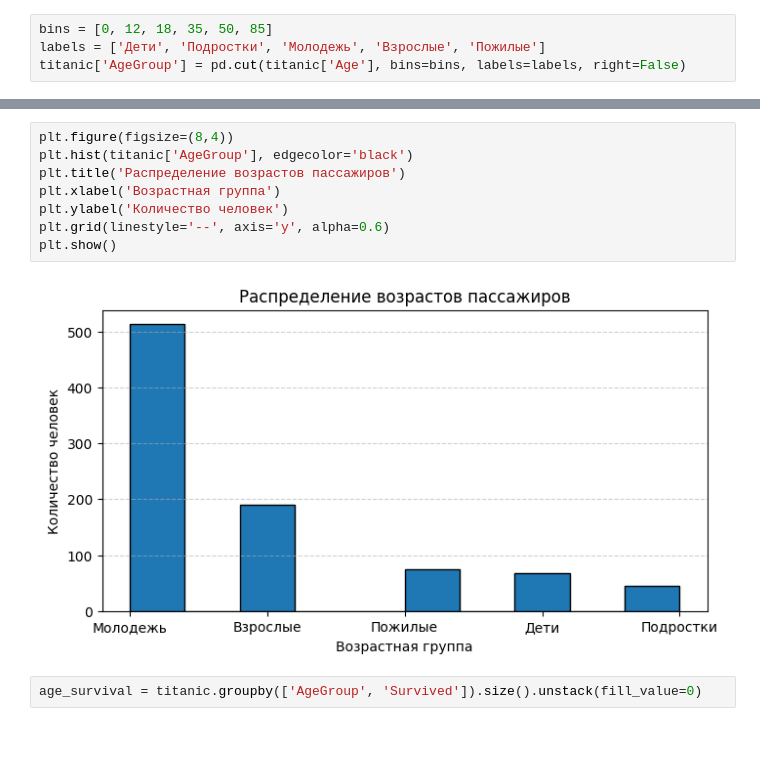
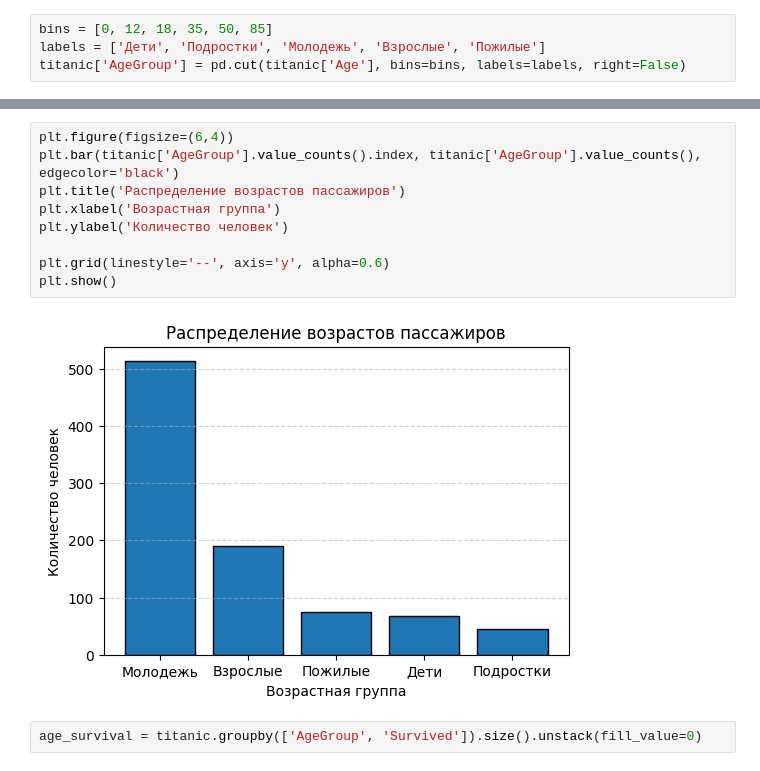
Before and after one commit to FinQr/titanic-analysis, a Jupyter notebook: Titanic.ipynb, the cells around one changed output, grey strips where cells are left out. Drawn from its saved outputs; the diff is of its cells as text; blank space fills up the shorter version.

```diff
--- a/Titanic.ipynb
+++ b/Titanic.ipynb
@@ -408,15 +433,16 @@ titanic.head()
 | 3 | 4 | 1 | 1 | Futrelle, Mrs. Jacques Heath (Lil... | female | 35 | 1 | 0 | 113803 | 53.1000 | ... |
 | 4 | 5 | 0 | 3 | Allen, Mr. William Henry | male | 35 | 0 | 0 | 373450 | 8.0500 | ... |
 # %%
-plt.figure(figsize=(8,4))
-plt.hist(titanic['AgeGroup'], edgecolor='black')
+plt.figure(figsize=(6,4))
+plt.bar(titanic['AgeGroup'].value_counts().index, titanic['AgeGroup'].value_counts(), edgecolor='black')
 plt.title('Распределение возрастов пассажиров')
 plt.xlabel('Возрастная группа')
 plt.ylabel('Количество человек')
+
 plt.grid(linestyle='--', axis='y', alpha=0.6)
 plt.show()
 # %% [output]
-[figure, old version]
+[figure, new version]
 # %%
 age_survival = titanic.groupby(['AgeGroup', 'Survived']).size().unstack(fill_value=0)
 # %%
```
Also changed, not shown: parts of 20 cells of this notebook.
